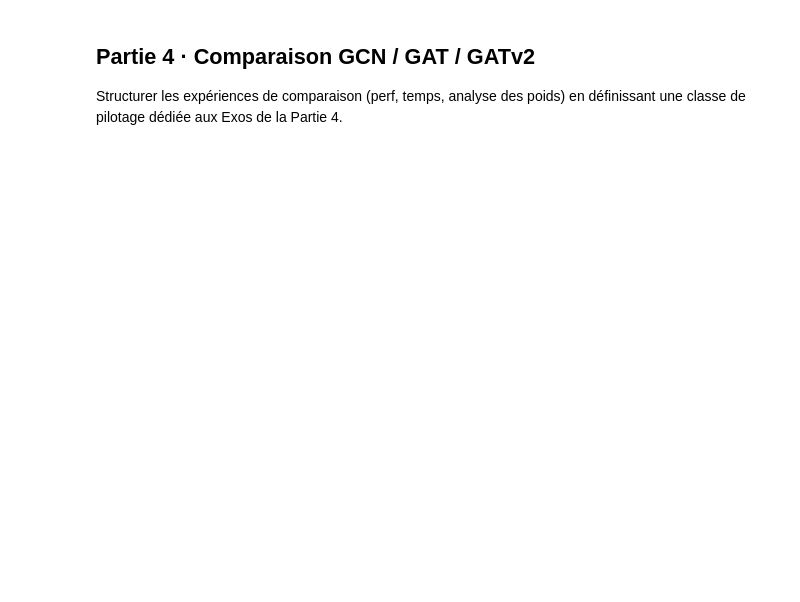
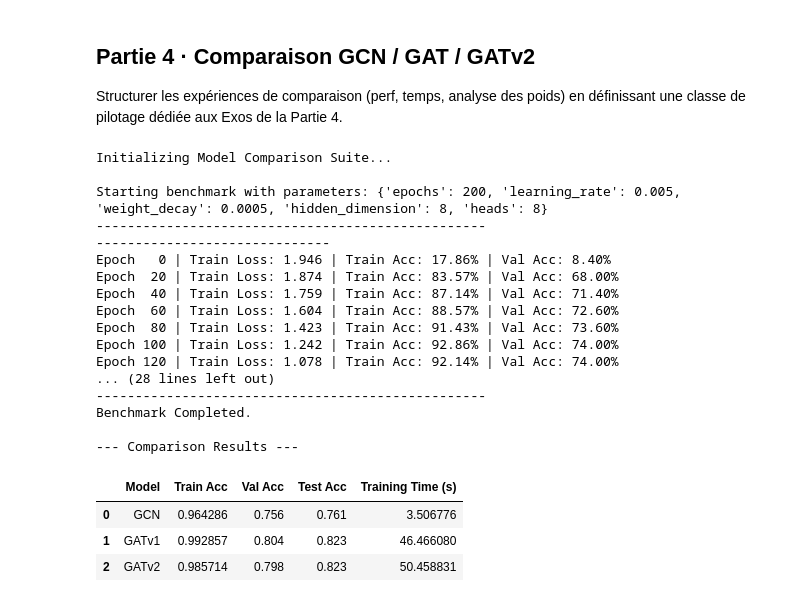
Before and after one commit to grodriguez-fr/GNN, a Jupyter notebook: 3_GAT_TP3.ipynb, the cells around one changed output. Saved outputs shown, nothing was run; the diff lists cells and outputs as text; code cells hidden in the pictures; blank space fills up the shorter version.

```diff
--- a/3_GAT_TP3.ipynb
+++ b/3_GAT_TP3.ipynb
@@ -179,0 +480,57 @@ class ModelComparisonSuite:
+# %%
+# This cell initializes and runs the ModelComparisonSuite.
+# It defines the hyperparameters, runs the benchmark, and displays the summary.
+
+# --- Configuration ---
+# You can adjust these hyperparameters to explore different settings.
+hyperparameters = {
+    'epochs': 200,             # Number of training epochs
+    'learning_rate': 0.005,    # Learning rate for optimizers
+    'weight_decay': 5e-4,      # Weight decay (L2 regularization)
+    'hidden_dimension': 8,    # Hidden dimension size (for GATs, output dim per head usually)
+    'heads': 8                 # Number of attention heads for GAT models
+}
+
+# --- Launch Benchmark ---
+print("Initializing Model Comparison Suite...")
+# Assuming 'dataset' is already loaded from previous cells (e.g., Cora)
+# If not, you might need: dataset = Planetoid(root='/tmp/Cora', name='Cora', transform=T.NormalizeFeatures())
+suite = ModelComparisonSuite(dataset)
+
+print(f"\nStarting benchmark with parameters: {hyperparameters}")
+print("-" * 50)
+suite.benchmark(hyperparameters)
+
+print("\n" + "-" * 50)
+print("Benchmark Completed.")
+
+# --- Display Results ---
+print("\n--- Comparison Results ---")
+# summarize() returns a pandas DataFrame, so it will display nicely in Jupyter
+results_df = suite.summarize()
+display(results_df) # Use display() for better formatting in notebooks
+
+# Optional: Save results to CSV
+# results_df.to_csv('model_comparison_results.csv', index=False)
+# %% [output]
+Initializing Model Comparison Suite...
+
+Starting benchmark with parameters: {'epochs': 200, 'learning_rate': 0.005, 'weight_decay': 0.0005, 'hidden_dimension': 8, 'heads': 8}
+--------------------------------------------------
+------------------------------
+Epoch   0 | Train Loss: 1.946 | Train Acc: 17.86% | Val Acc: 8.40%
+Epoch  20 | Train Loss: 1.874 | Train Acc: 83.57% | Val Acc: 68.00%
+Epoch  40 | Train Loss: 1.759 | Train Acc: 87.14% | Val Acc: 71.40%
+Epoch  60 | Train Loss: 1.604 | Train Acc: 88.57% | Val Acc: 72.60%
+Epoch  80 | Train Loss: 1.423 | Train Acc: 91.43% | Val Acc: 73.60%
+Epoch 100 | Train Loss: 1.242 | Train Acc: 92.86% | Val Acc: 74.00%
+Epoch 120 | Train Loss: 1.078 | Train Acc: 92.14% | Val Acc: 74.00%
+... (28 lines left out)
+--------------------------------------------------
+Benchmark Completed.
+
+--- Comparison Results ---
+|  | Model | Train Acc | Val Acc | Test Acc | Training Time (s) |
+| 0 | GCN | 0.964286 | 0.756 | 0.761 | 3.506776 |
+| 1 | GATv1 | 0.992857 | 0.804 | 0.823 | 46.466080 |
+| 2 | GATv2 | 0.985714 | 0.798 | 0.823 | 50.458831 |
```
Also changed, not shown: parts of 7 cells of this notebook.
